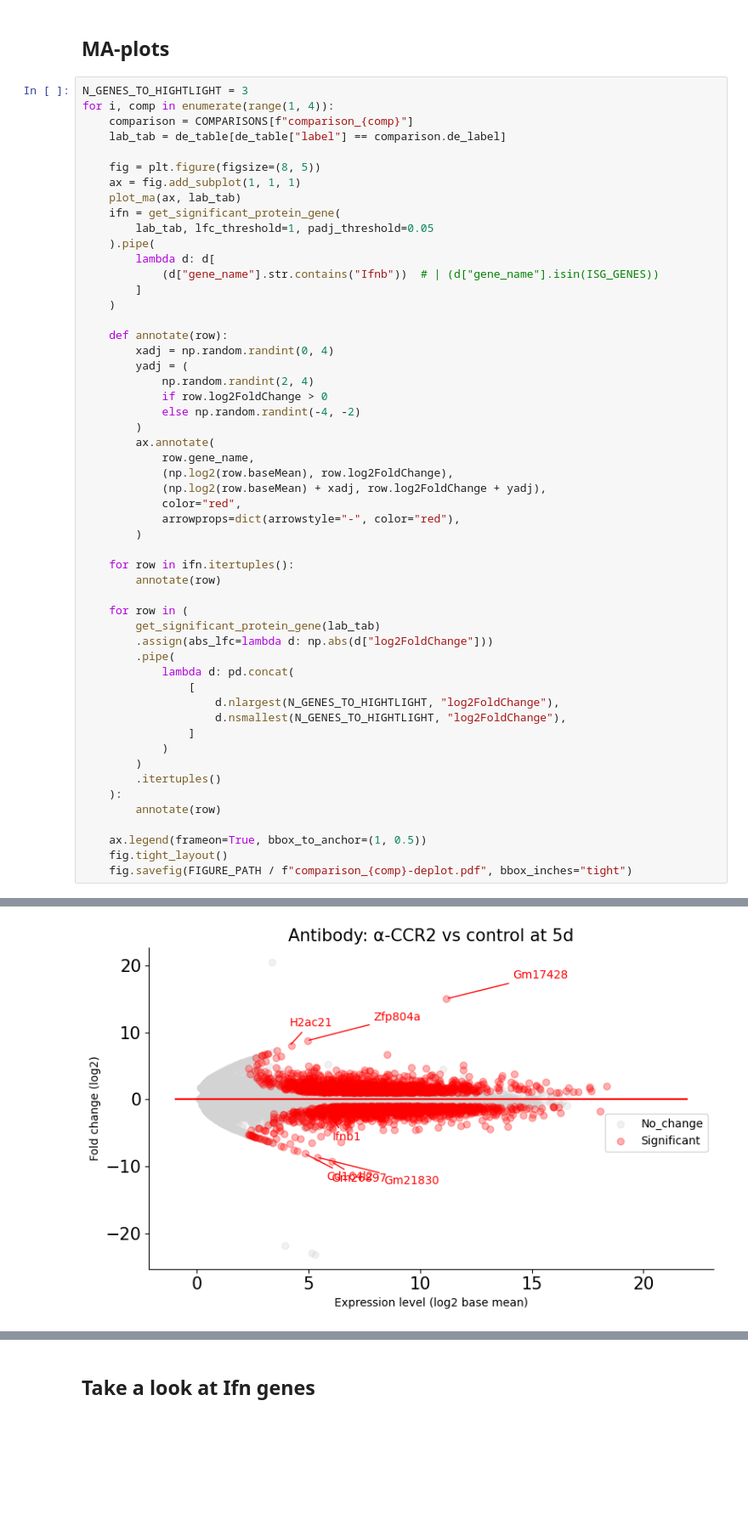
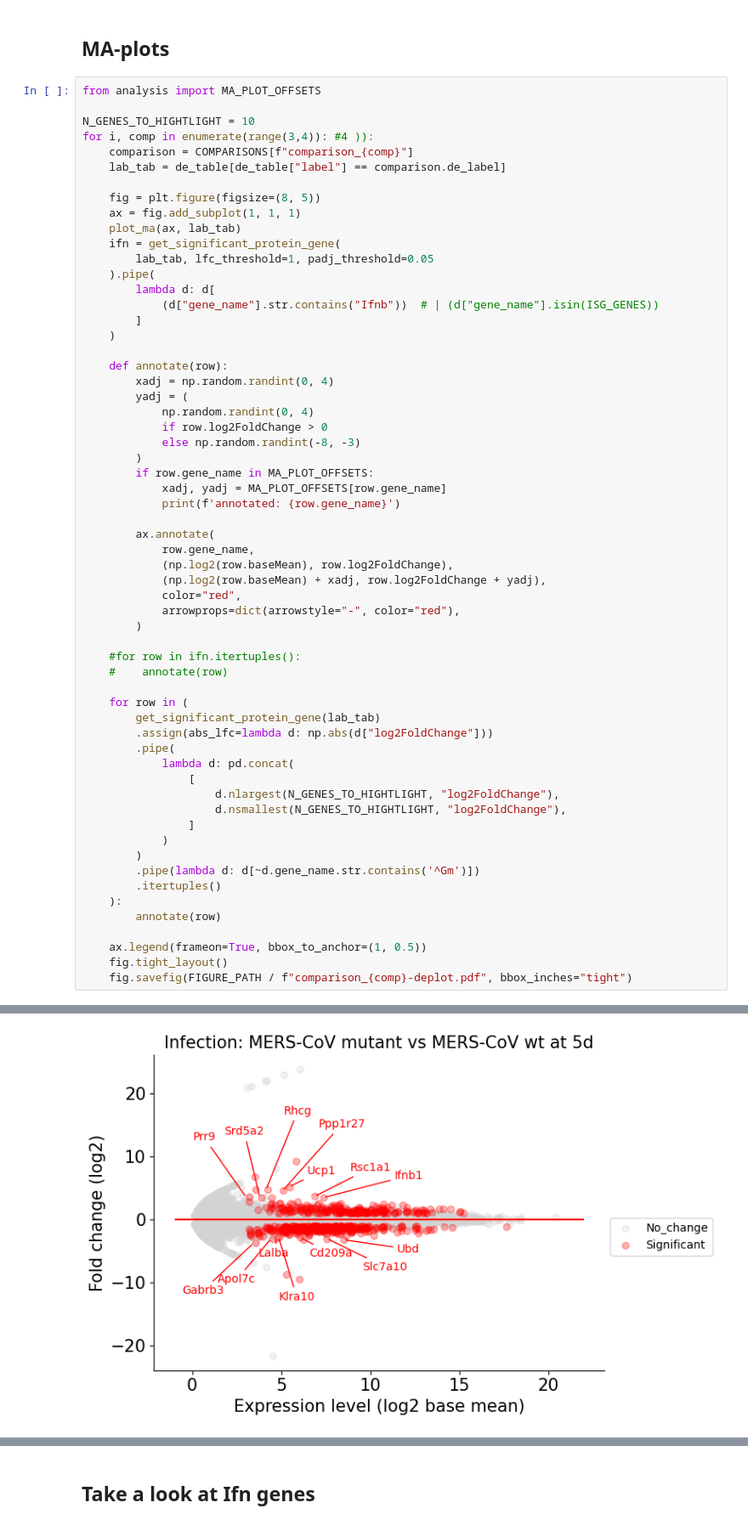
Before and after one commit to wckdouglas/MERS-CoV-mouse, a Jupyter notebook: code/results.ipynb, the cells around one changed output, grey strips where cells are left out. Shown at 85% size. Saved outputs shown, nothing was run; the diff lists cells and outputs as text; blank space fills up the shorter version.

Commit message:
plottings

```diff
--- a/code/results.ipynb
+++ b/code/results.ipynb
@@ -95,8 +100,10 @@ fig.savefig(FIGURE_PATH / "volcano_plot.tiff", bbox_inches="tight")
 # %% [markdown]
 ## MA-plots ##
 # %%
-N_GENES_TO_HIGHTLIGHT = 3
-for i, comp in enumerate(range(1, 4)):
+from analysis import MA_PLOT_OFFSETS
+
+N_GENES_TO_HIGHTLIGHT = 10
+for i, comp in enumerate(range(3,4)): #4 )):
     comparison = COMPARISONS[f"comparison_{comp}"]
     lab_tab = de_table[de_table["label"] == comparison.de_label]
 
@@ -114,10 +121,14 @@ for i, comp in enumerate(range(1, 4)):
     def annotate(row):
         xadj = np.random.randint(0, 4)
         yadj = (
-            np.random.randint(2, 4)
+            np.random.randint(0, 4)
             if row.log2FoldChange > 0
-            else np.random.randint(-4, -2)
+            else np.random.randint(-8, -3)
         )
+        if row.gene_name in MA_PLOT_OFFSETS:
+            xadj, yadj = MA_PLOT_OFFSETS[row.gene_name]
+            print(f'annotated: {row.gene_name}')
+
         ax.annotate(
             row.gene_name,
             (np.log2(row.baseMean), row.log2FoldChange),
@@ -126,8 +137,8 @@ for i, comp in enumerate(range(1, 4)):
             arrowprops=dict(arrowstyle="-", color="red"),
         )
 
-    for row in ifn.itertuples():
-        annotate(row)
+    #for row in ifn.itertuples():
+    #    annotate(row)
 
     for row in (
         get_significant_protein_gene(lab_tab)
@@ -140,6 +151,7 @@ for i, comp in enumerate(range(1, 4)):
                 ]
             )
         )
+        .pipe(lambda d: d[~d.gene_name.str.contains('^Gm')])
         .itertuples()
     ):
         annotate(row)
@@ -151 +177 @@ for i, comp in enumerate(range(1, 4)):
-[figure, old version]
+[figure, new version]
```
Also changed, not shown: parts of 3 cells of this notebook, 1 other file.
